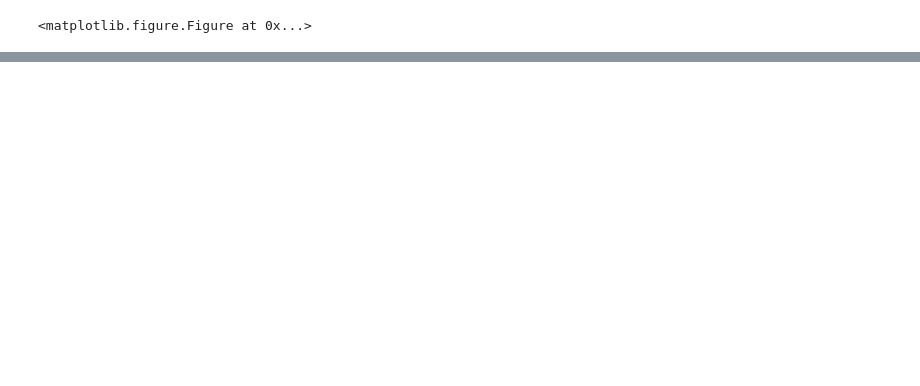
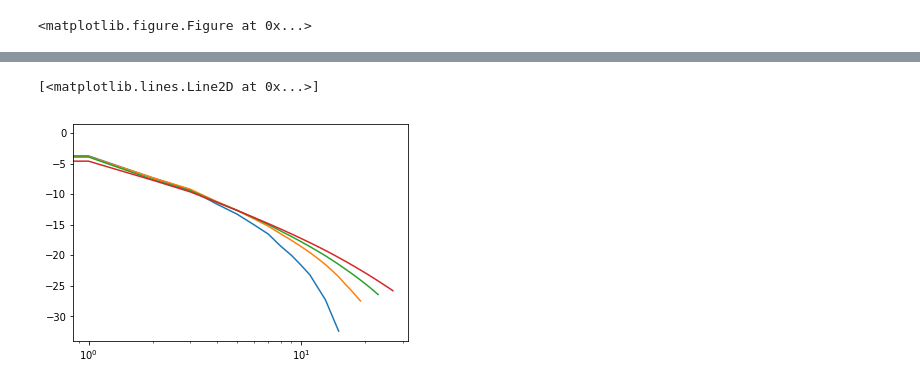
Before and after one commit to albertnbrown/MBL, a Jupyter notebook: HeisenbergOpenBoundry.ipynb, the cells around one changed output, grey strips where cells are left out. Cells and saved outputs as stored; diff of their text form; code cells hidden in the pictures; blank space fills up the shorter version.

```diff
--- a/HeisenbergOpenBoundry.ipynb
+++ b/HeisenbergOpenBoundry.ipynb
@@ -498,0 +645,5 @@ sub.semilogy(hlist,SerbynAbanin2[3],basey=10)
+# %%
+hlist = [5]
+temp = t.clock()
+SerbynAbanin3 = BipartEntangleSpectrum([8,10,12,14],hlist,[10000,1000,100,10])
+print(t.clock()-temp)
@@ -498,0 +660,9 @@ sub.semilogy(hlist,SerbynAbanin2[3],basey=10)
+# %%
+out,sub = plt.subplots(1)
+sub.semilogx(np.trim_zeros(SerbynAbanin3[0][0]))
+sub.semilogx(np.trim_zeros(SerbynAbanin3[1][0]))
+sub.semilogx(np.trim_zeros(SerbynAbanin3[2][0]))
+sub.semilogx(np.trim_zeros(SerbynAbanin3[3][0]))
+# %% [output]
+[<matplotlib.lines.Line2D at 0x...>]
+[figure, added]
```
Also changed, not shown: parts of 18 cells of this notebook.
